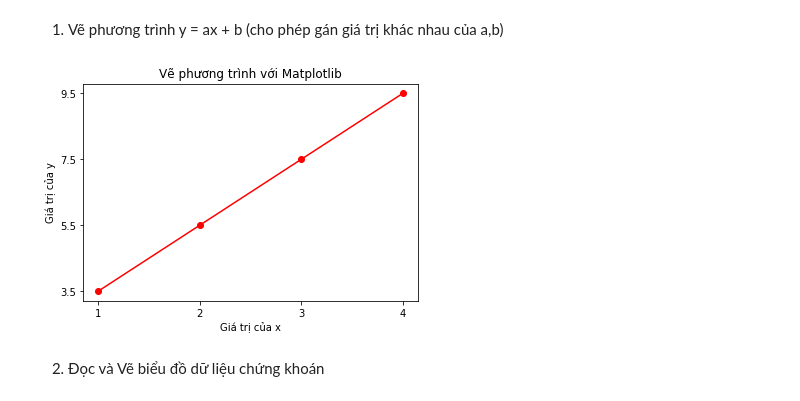
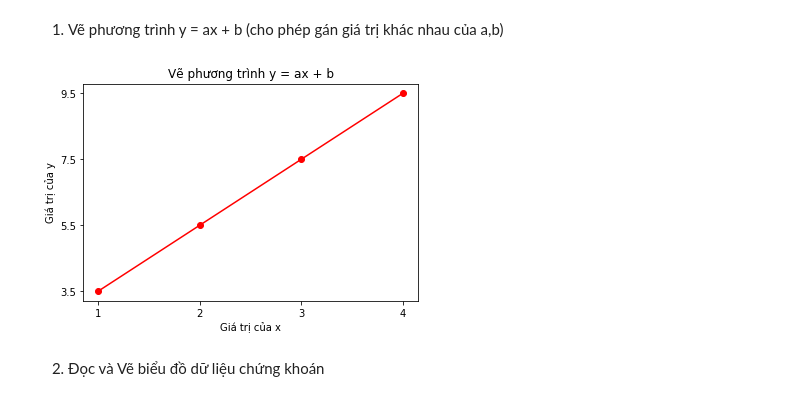
Before and after one commit to Hoanpc777/Python1, a Jupyter notebook: B3/[DS03]_[2.1]_[PhanCongHoan].ipynb, the cells around one changed output. Drawn from its saved outputs; the diff is of its cells as text; code cells hidden in the pictures.

```diff
--- a/B3/[DS03]_[2.1]_[PhanCongHoan].ipynb
+++ b/B3/[DS03]_[2.1]_[PhanCongHoan].ipynb
@@ -3,22 +3,22 @@
 # %%
 #New variables
 x= list(range(1,5))
 #Create new func
 def pt(a,b):
     return [a * i + b for i in x]
 #Choose a,b as requested
 y = pt(2,1.5)
 #Plot
 import matplotlib.pyplot as plt
 plt.plot(x, y, color="red", marker="o")
-plt.title("Vẽ phương trình với Matplotlib")
+plt.title("Vẽ phương trình y = ax + b")
 plt.xlabel("Giá trị của x")
 plt.ylabel("Giá trị của y")
 plt.xticks(x)
 plt.yticks(y)
 plt.show()
 # %% [output]
-[figure, old version]
+[figure, new version]
 # %% [markdown]
 2. Đọc và Vẽ biểu đồ dữ liệu chứng khoán
 # %%
```
Also changed, not shown: parts of 5 cells of this notebook.
